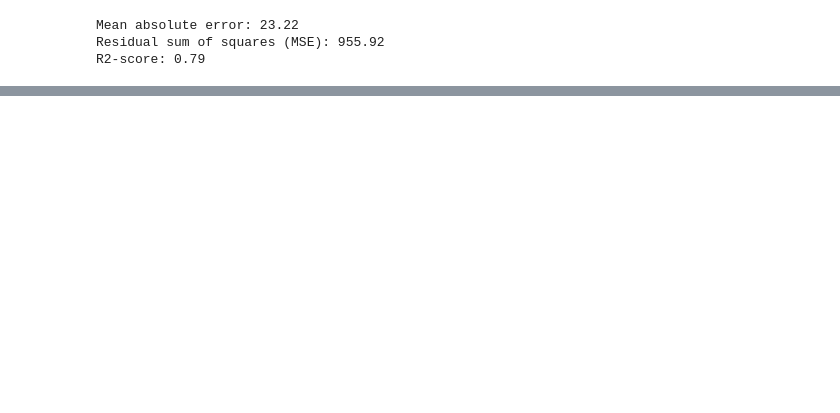
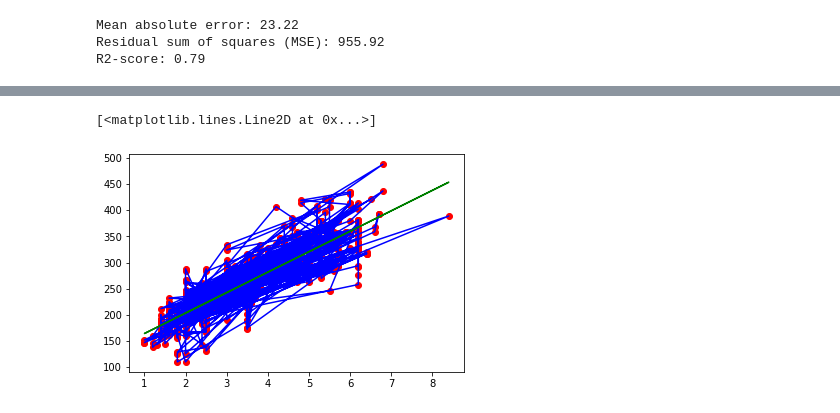
Before and after one commit to Lotfullah21/Machine-Learning, a Jupyter notebook: Regression.ipynb, the cells around one changed output, grey strips where cells are left out. Drawn from its saved outputs; the diff is of its cells as text; code cells hidden in the pictures; blank space fills up the shorter version.

```diff
--- a/Regression.ipynb
+++ b/Regression.ipynb
@@ -265,0 +286,7 @@ R2-score: 0.79
+# %%
+plt.plot(train_x,train_y,color = "b")
+plt.scatter(train.ENGINESIZE,train.CO2EMISSIONS,color="red")
+plt.plot(train_x,model.coef_[0][0]*train_x+model.intercept_[0],color = "green")
+# %% [output]
+[<matplotlib.lines.Line2D at 0x...>]
+[figure, added]
```
Also changed, not shown: parts of 3 cells of this notebook.
